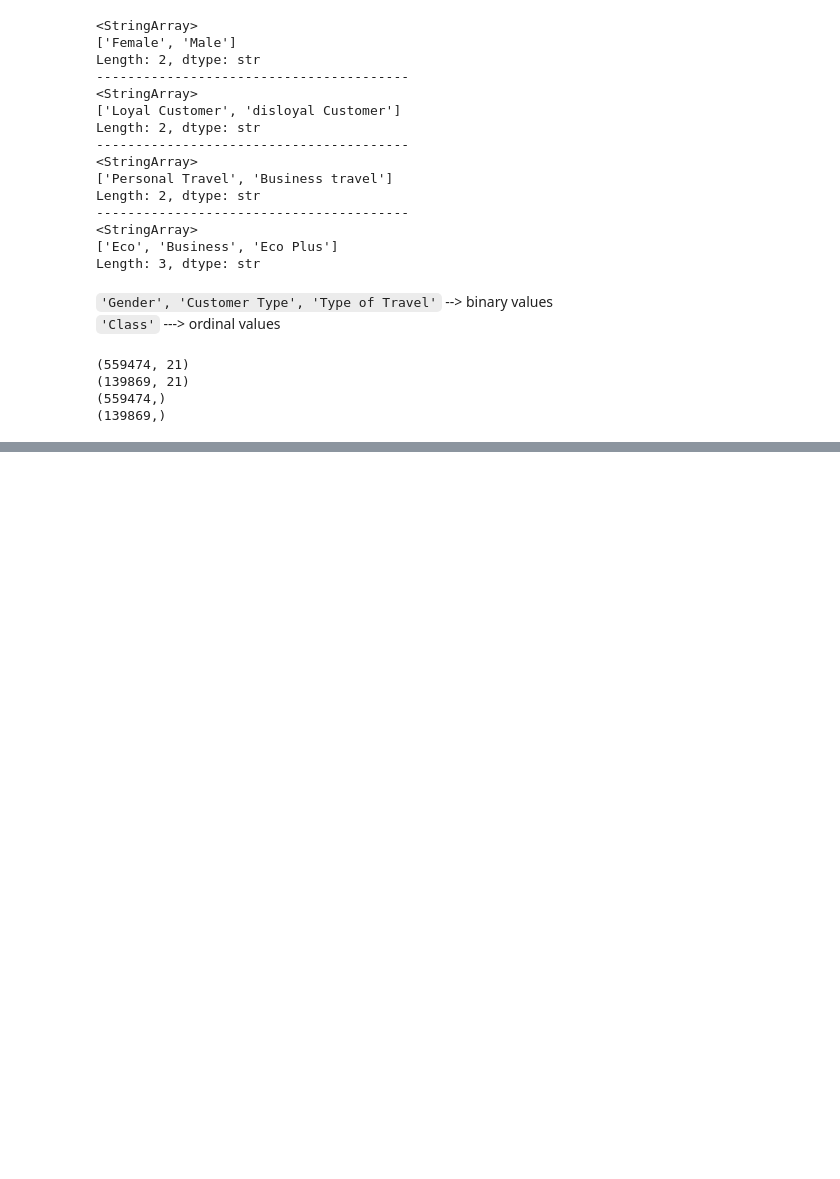
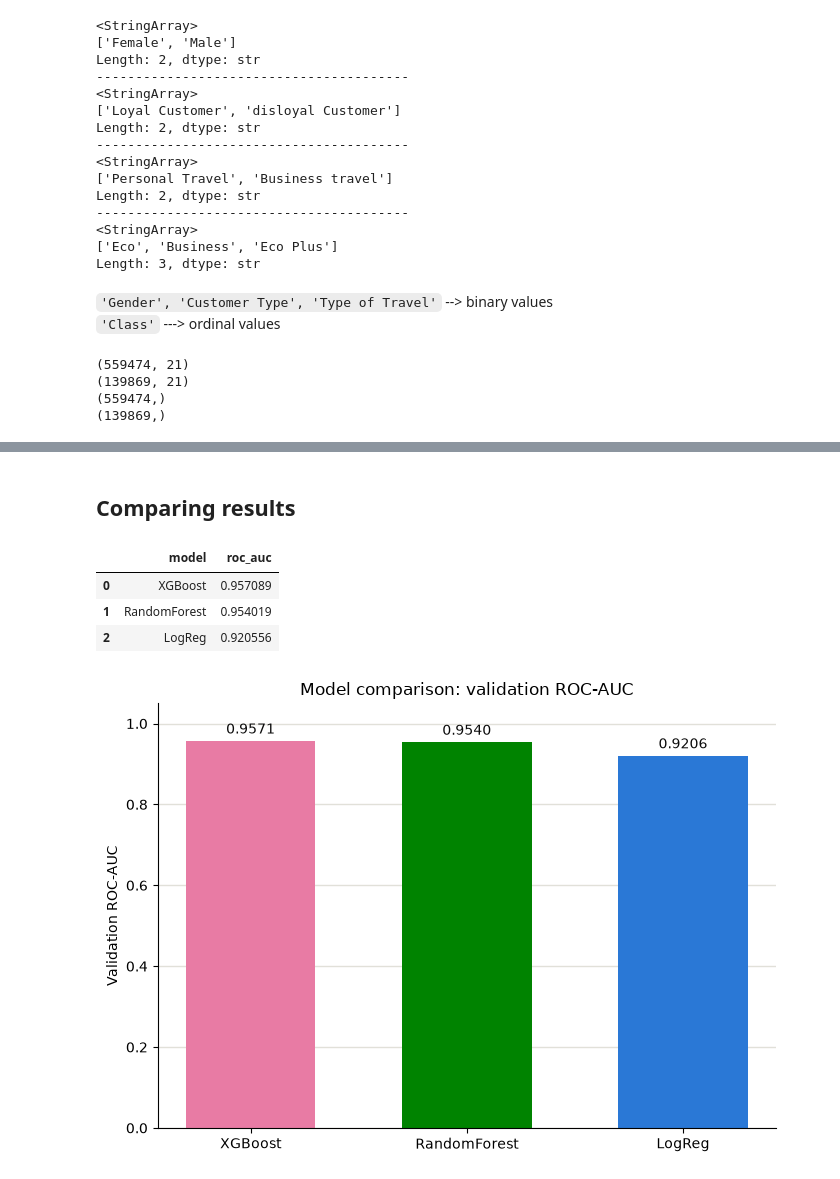
Before and after one commit to imgabrielas/Not-So-Small-ML, a Jupyter notebook: Airline Satisfaction/Airline_Satisfaction.ipynb, the cells around one changed output, grey strips where cells are left out. Saved outputs shown, nothing was run; the diff lists cells and outputs as text; code cells hidden in the pictures; blank space fills up the shorter version.

Commit message:
models

```diff
--- a/Airline Satisfaction/Airline_Satisfaction.ipynb
+++ b/Airline Satisfaction/Airline_Satisfaction.ipynb
@@ -298,0 +343,41 @@ def evaluate(name, pipeline):
+# %% [markdown]
+## Comparing results
+# %%
+results_df = (
+    pd.Series(results, name='roc_auc')
+    .sort_values(ascending=False)
+    .rename_axis('model')
+    .reset_index()
+)
+results_df
+# %% [output]
+|  | model | roc_auc |
+| 0 | XGBoost | 0.957089 |
+| 1 | RandomForest | 0.954019 |
+| 2 | LogReg | 0.920556 |
+# %%
+model_colors = {
+    'LogReg': '#2a78d6',
+    'RandomForest': '#008300',
+    'XGBoost': '#e87ba4',
+}
+bar_colors = results_df['model'].map(model_colors)
+
+fig, ax = plt.subplots(figsize=(7, 5))
+bars = ax.bar(results_df['model'], results_df['roc_auc'], color=bar_colors, width=0.6)
+
+ax.set_ylim(0, 1.05)
+ax.set_ylabel('Validation ROC-AUC')
+ax.set_title('Model comparison: validation ROC-AUC')
+ax.spines[['top', 'right']].set_visible(False)
+ax.grid(axis='y', color='#e1e0d9', linewidth=1, zorder=0)
+ax.set_axisbelow(True)
+
+for bar, score in zip(bars, results_df['roc_auc']):
+    ax.text(bar.get_x() + bar.get_width() / 2, bar.get_height() + 0.01,
+             f'{score:.4f}', ha='center', va='bottom', fontsize=10, color='#0b0b0b')
+
+plt.tight_layout()
+plt.show()
+# %% [output]
+[figure, added]
```
Also changed, not shown: parts of 5 cells of this notebook.
